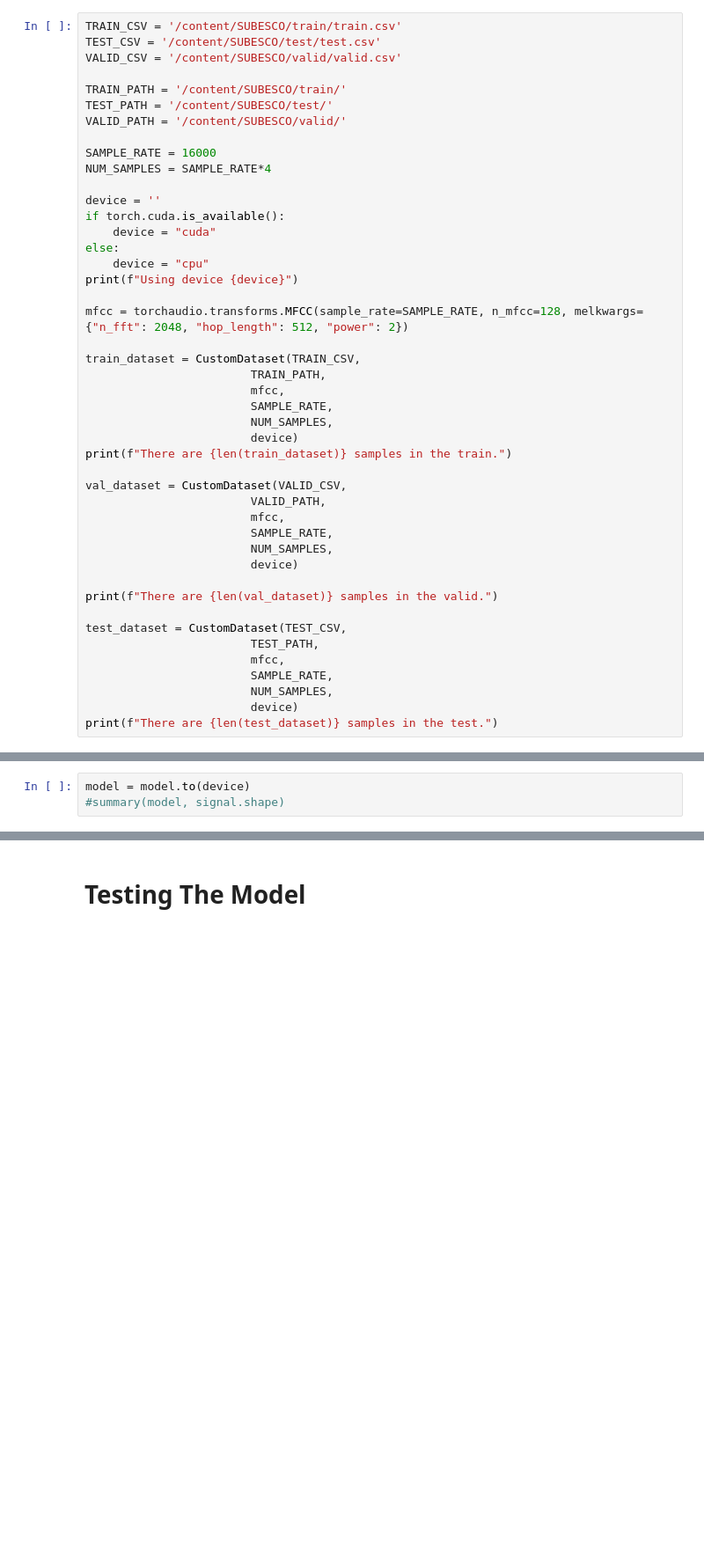
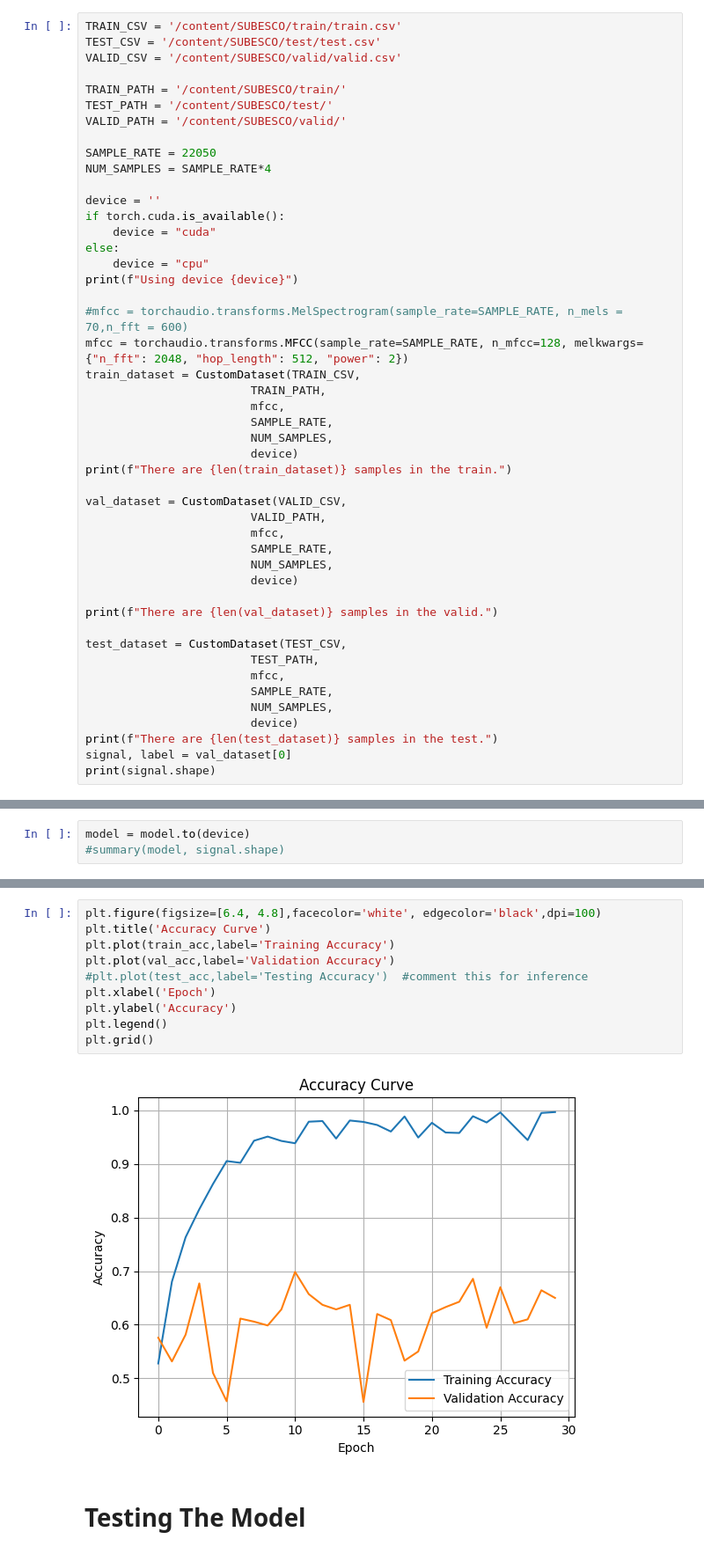
Before and after one commit to Faisal-NSU/Audio_sentiment_classifier, a Jupyter notebook: Subesco Training better.ipynb, the cells around one changed output, grey strips where cells are left out. Shown at 88% size. Saved outputs shown, nothing was run; the diff lists cells and outputs as text; blank space fills up the shorter version.

```diff
--- a/Subesco Training better.ipynb
+++ b/Subesco Training better.ipynb
@@ -127,7 +136,7 @@ TRAIN_PATH = '/content/SUBESCO/train/'
 TEST_PATH = '/content/SUBESCO/test/'
 VALID_PATH = '/content/SUBESCO/valid/'
 
-SAMPLE_RATE = 16000
+SAMPLE_RATE = 22050
 NUM_SAMPLES = SAMPLE_RATE*4
 
 device = ''
@@ -137,8 +146,8 @@ else:
     device = "cpu"
 print(f"Using device {device}")
 
+#mfcc = torchaudio.transforms.MelSpectrogram(sample_rate=SAMPLE_RATE, n_mels = 70,n_fft = 600)
 mfcc = torchaudio.transforms.MFCC(sample_rate=SAMPLE_RATE, n_mfcc=128, melkwargs={"n_fft": 2048, "hop_length": 512, "power": 2})
-
 train_dataset = CustomDataset(TRAIN_CSV,
                         TRAIN_PATH,
                         mfcc,
@@ -163,6 +172,8 @@ test_dataset = CustomDataset(TEST_CSV,
                         NUM_SAMPLES,
                         device)
 print(f"There are {len(test_dataset)} samples in the test.")
+signal, label = val_dataset[0]
+print(signal.shape)
 # %% [output]
 Using device cuda
 There are 4900 samples in the train.
@@ -312,2 +387,14 @@ model = torch.load('/content/gdrive/MyDrive/CSE465/5828val.pth')
+# %%
+plt.figure(figsize=[6.4, 4.8],facecolor='white', edgecolor='black',dpi=100)
+plt.title('Accuracy Curve')
+plt.plot(train_acc,label='Training Accuracy')
+plt.plot(val_acc,label='Validation Accuracy')
+#plt.plot(test_acc,label='Testing Accuracy')  #comment this for inference
+plt.xlabel('Epoch')
+plt.ylabel('Accuracy')
+plt.legend()
+plt.grid()
+# %% [output]
+[figure, added]
 # %% [markdown]
 # Testing The Model
```
Also changed, not shown: parts of 24 cells of this notebook.
